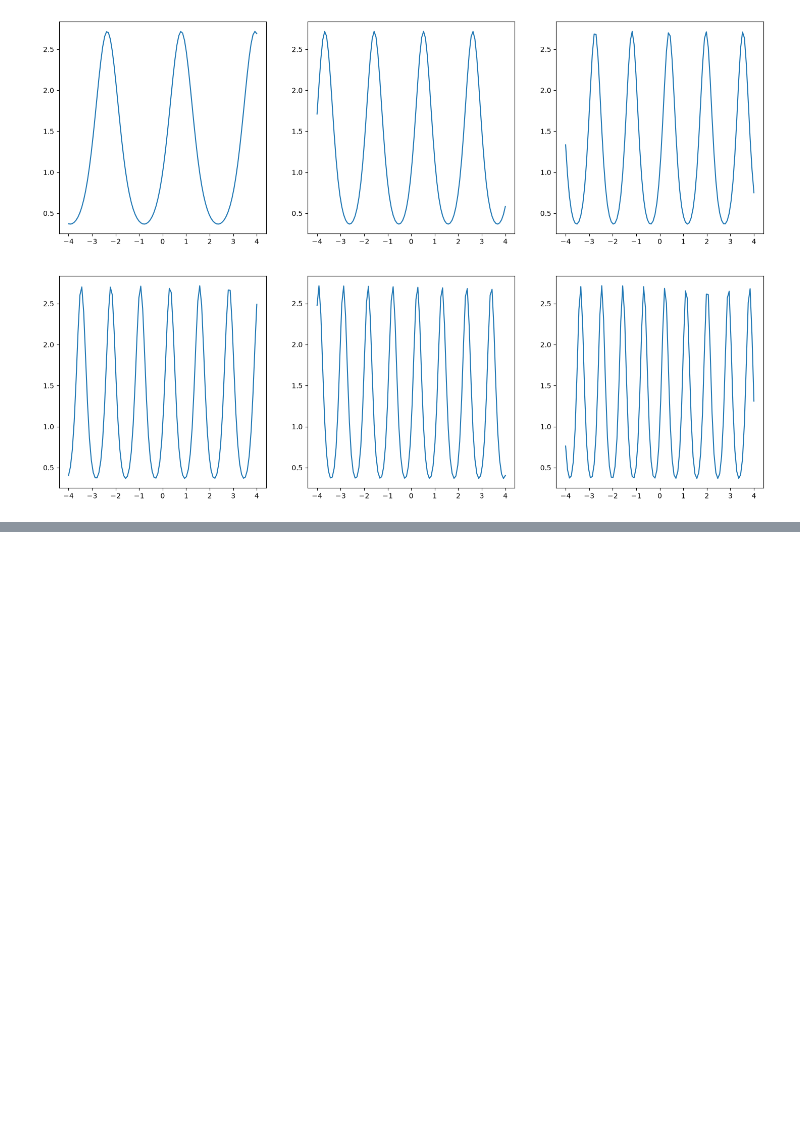
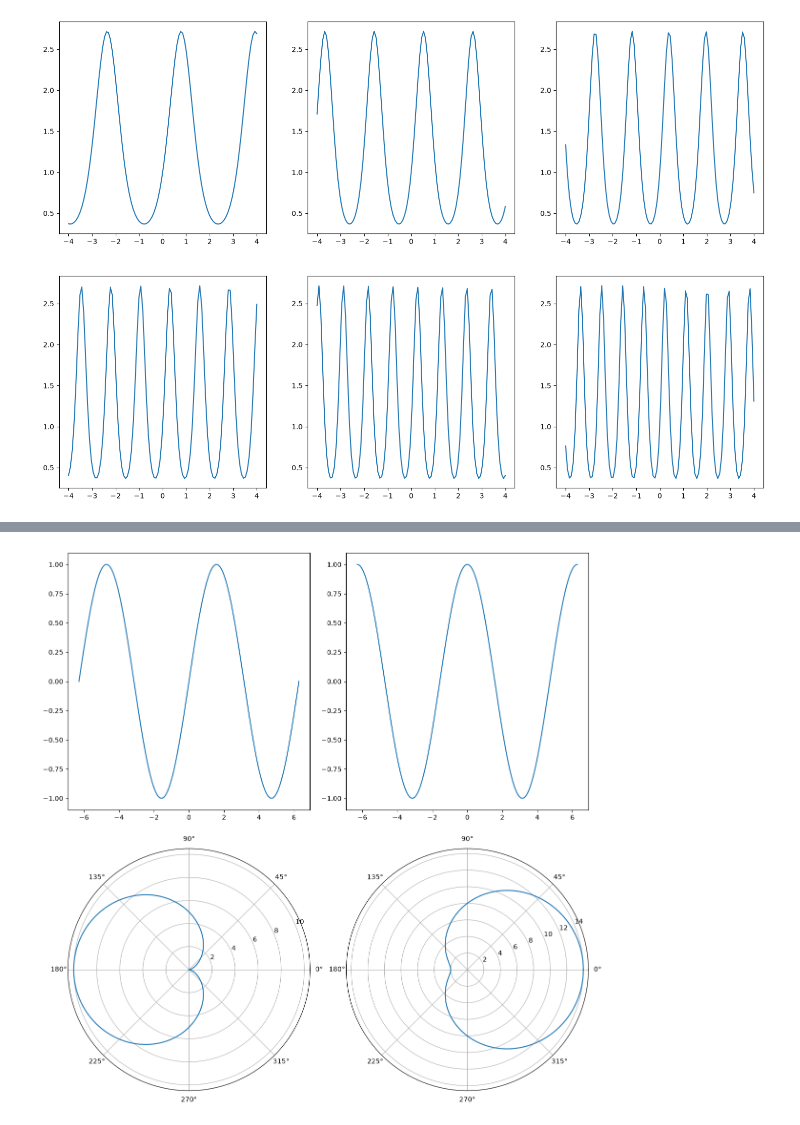
Before and after one commit to mbg615/MATH-311, a Jupyter notebook: Lectures/Lecture04.ipynb, the cells around one changed output, grey strips where cells are left out. Cells and saved outputs as stored; diff of their text form; code cells hidden in the pictures; blank space fills up the shorter version.

```diff
--- a/Lectures/Lecture04.ipynb
+++ b/Lectures/Lecture04.ipynb
@@ -298,0 +391,35 @@ plt.show()
+# %%
+# hybrid option: just activate the system
+r2 = 8 + 6 * np.cos(theta)
+# init a 2x2 grid
+fig, axs = plt.subplots(nrows=2, ncols=2, figsize=(12, 12))
+
+# plot sin(x) at (0,0)
+axs[0, 0].plot(x, y1, label=r"$y = \sin(x)$")
+
+# plot cos(x) at (0,1)
+axs[0, 1].plot(x, y2, label=r"$y = \cos(x)$")
+
+# plot r = 5 - 5cos(θ) at (1,0)
+# to activate the subplot type to Polar at
+# (1,0) we use subplot (without s!)
+# ax3 = plt.subplot(m, n, position)
+# position is an int starting from 1
+ax3 = plt.subplot(2, 2, 3, projection="polar")
+ax3.plot(theta, r1, label=r"$r = 5 - 5\cos(\theta)$")
+
+# turn off Cartesian axes
+axs[1, 0].set_axis_off()
+
+# plot r = 8 + 6cos(θ) at (1,1)
+ax4 = plt.subplot(2, 2, 4, projection="polar")
+ax4.plot(theta, r2, label=r"$r = 8 + 6\cos(\theta)$")
+
+axs[1, 1].set_axis_off()
+
+# tight all layers
+plt.tight_layout()
+
+plt.show()
+# %% [output]
+[figure, added]
```
Also changed, not shown: parts of 13 cells of this notebook.
